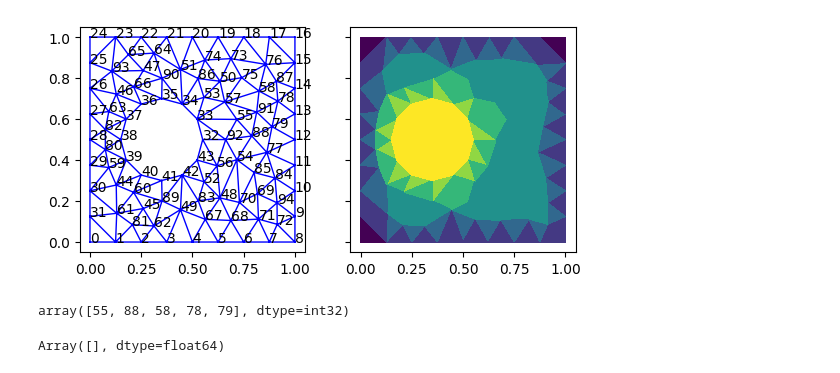
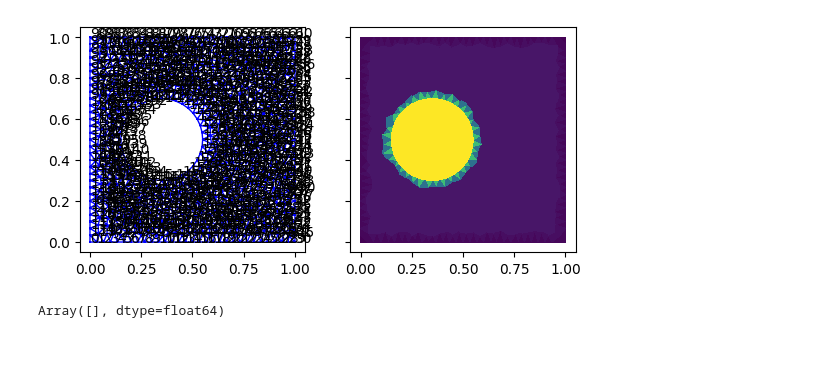
Before and after one commit to chetools/sparseLM, a Jupyter notebook: spareLM/heat_diffusion.ipynb, the cells around one changed output. Drawn from its saved outputs; the diff is of its cells as text; code cells hidden in the pictures.

```diff
--- a/spareLM/heat_diffusion.ipynb
+++ b/spareLM/heat_diffusion.ipynb
@@ -11,7 +11,7 @@ from lm import LM
 import scipy as sp
 jnp.set_printoptions(precision=4,linewidth=120)
 # %%
-Nside=8
+Nside=30
 Nsquare=Nside*4
 v=np.linspace(0,1,Nside,endpoint=False)
 z=np.zeros(Nside)
@@ -20,7 +20,7 @@ square=np.c_[np.r_[v,o,1-v,z],np.r_[z,v,o,1-v]]
 square_seg = np.c_[np.arange(square.shape[0]-1),np.arange(1,square.shape[0])]
 square_seg = np.r_[square_seg,np.array([[square.shape[0]-1,0]])]
 
-Ncircle = 12
+Ncircle = 36
 r=0.2
 cx,cy=0.35,0.5
 theta = np.linspace(0, 2 * np.pi, Ncircle, endpoint=False)
@@ -32,28 +32,28 @@ Nspecified=Nsquare+Ncircle
 specified=np.arange(Nspecified)
 # %%
 A = dict(vertices=np.r_[square,circle], segments=np.r_[square_seg,circle_seg], holes=[[cx, cy]])
-B = triangle.triangulate(A, 'qpa0.01D')
-vmarks = B['vertex_markers']
-boundary = np.where(vmarks==1)[0]
-inserted_boundary_idx = boundary[boundary + 1 > Nspecified]
+B = triangle.triangulate(A, 'qpa0.001D')
 # %%
+vmarks = B['vertex_markers']
+boundary = np.where(vmarks==1)[0]
+inserted_boundary_idx = boundary[boundary + 1 > Nspecified]
 tr=B['triangles']
 verts = B['vertices']
 Nv = verts.shape[0]
 interior = np.arange(Nsquare+Ncircle,Nv)
 f=np.zeros(Nv)
 f[:Nsquare]=1.
-f[Nsquare:Nsquare + Ncircle]=2.
+f[Nsquare:Nsquare + Ncircle]=10.
 f[Nsquare+Ncircle:]=1.5
 fig1, ax = plt.subplots(1,2, sharex=True, sharey=True)
 ax[0].set_aspect('equal')
 _=ax[0].triplot(verts[:,0],verts[:,1],'b-',triangles=tr,lw=1)
 _=ax[0].plot(verts[inserted_boundary_idx,0],verts[inserted_boundary_idx,1],'ro')
 [ax[0].annotate(f'{i}', (verts[i,0], verts[i,1])) for i in range(Nv)]
 ax[1].set_aspect('equal')
 _=ax[1].tripcolor(verts[:,0],verts[:,1],f)
 # %% [output]
-[figure, old version]
+[figure, new version]
 # %%
 def get_neighbors(i):
     return np.setdiff1d(np.unique(np.ravel(tr[np.where(tr==i)[0]])),i)
@@ -87,10 +97,6 @@ def get_five_neighbors(i):
         return nb[np.argpartition(d,5)[:5]]
     else:
         return nb
-# %%
-get_five_neighbors(91)
-# %% [output]
-array([55, 88, 58, 78, 79], dtype=int32)
 # %%
 f[inserted_boundary_idx]=interpolate_inserted_boundary(inserted_boundary_idx, specified)
 f=jnp.asarray(f)
```
Also changed, not shown: parts of 6 cells of this notebook.
